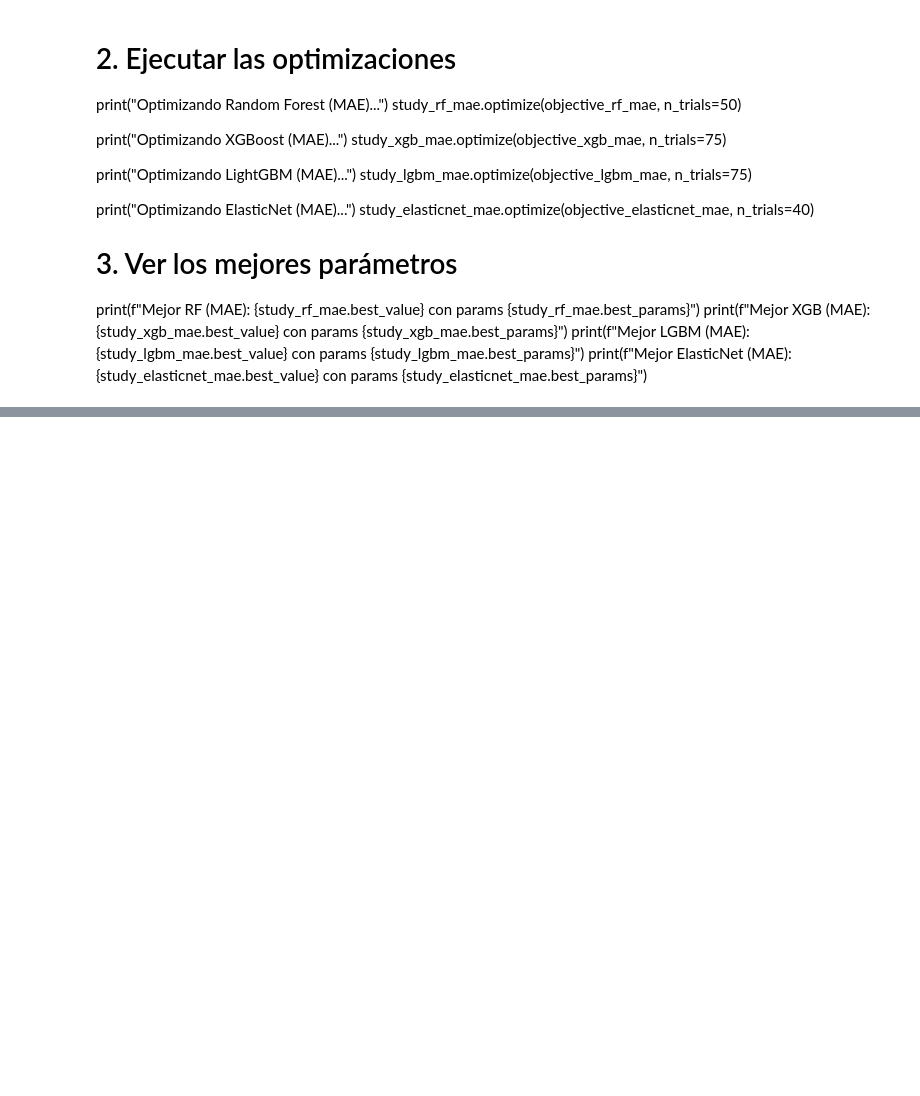
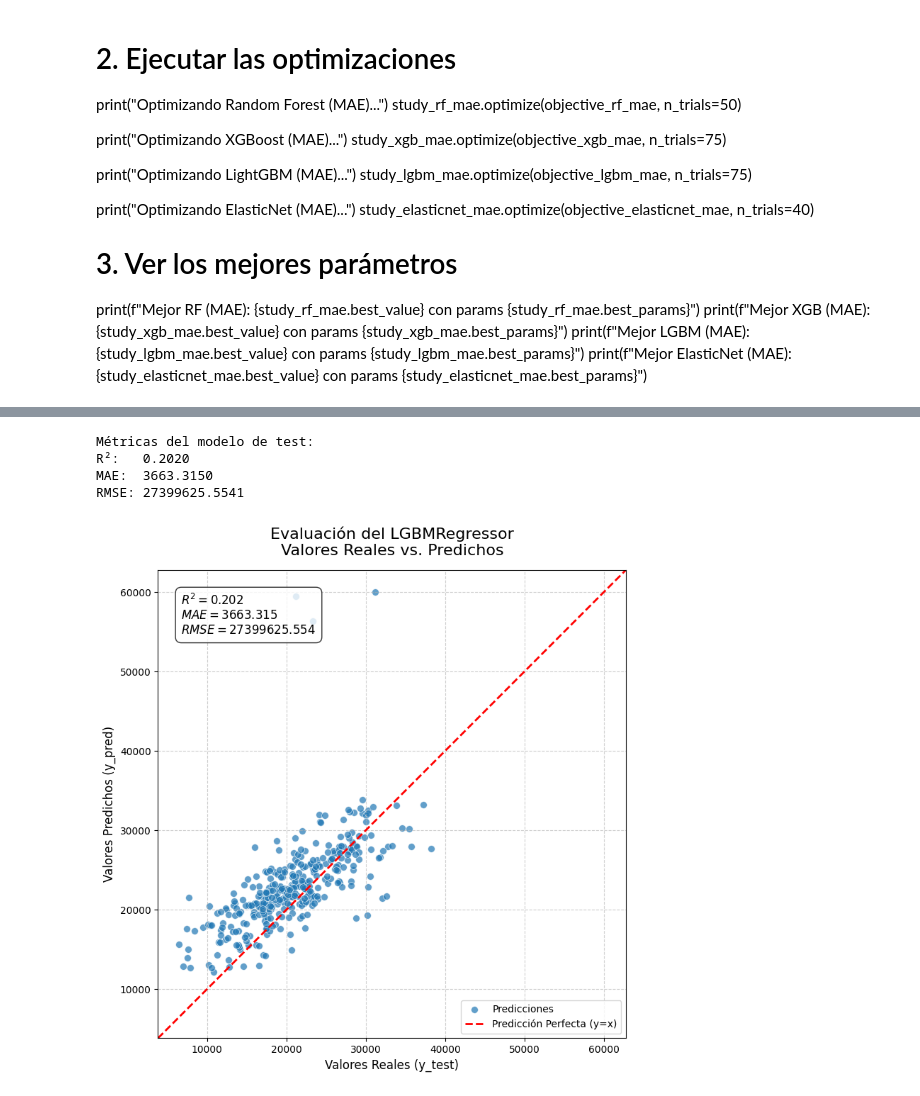
Before and after one commit to DayubMateo/MostoElMostro, a Jupyter notebook: notebooks/modelado.ipynb, the cells around one changed output, grey strips where cells are left out. Saved outputs shown, nothing was run; the diff lists cells and outputs as text; code cells hidden in the pictures; blank space fills up the shorter version.

```diff
--- a/notebooks/modelado.ipynb
+++ b/notebooks/modelado.ipynb
@@ -434,0 +654,63 @@ Resultados de 'LightGBM' guardados en results\experiment_logs.csv
+# %%
+parameters = study_lgbm_mae.best_params
+model = lgb.LGBMRegressor(**parameters)
+model.fit(X_train, y_train)
+y_pred_test = model.predict(X_test)
+
+# --- Mejoras del gráfico ---
+
+# 1. Calcular métricas clave
+mae = mean_absolute_error(y_test, y_pred_test)
+rmse = mean_squared_error(y_test, y_pred_test) # squared=False para obtener RMSE
+r2 = r2_score(y_test, y_pred_test)
+
+print(f"Métricas del modelo de test:")
+print(f"R²:   {r2:.4f}")
+print(f"MAE:  {mae:.4f}")
+print(f"RMSE: {rmse:.4f}")
+
+# 2. Crear la figura
+plt.figure(figsize=(10, 8))
+
+# 3. Crear el scatter plot (con transparencia para ver la densidad)
+ax = sns.scatterplot(x=y_test, y=y_pred_test, alpha=0.7, s=50, label="Predicciones")
+
+# 4. Añadir la línea de predicción perfecta (y=x)
+# Obtenemos los límites de los ejes
+min_val = min(y_test.min(), y_pred_test.min())
+max_val = max(y_test.max(), y_pred_test.max())
+# Añadimos un pequeño margen
+min_val = min_val - (max_val - min_val) * 0.05
+max_val = max_val + (max_val - min_val) * 0.05
+
+ax.plot([min_val, max_val], [min_val, max_val], 'r--', lw=2, label="Predicción Perfecta (y=x)")
+
+# 5. Configuración de etiquetas y título
+ax.set_xlabel("Valores Reales (y_test)", fontsize=12)
+ax.set_ylabel("Valores Predichos (y_pred)", fontsize=12)
+ax.set_title(f"Evaluación del LGBMRegressor\nValores Reales vs. Predichos", fontsize=16, pad=15)
+
+# 6. Forzar aspecto cuadrado para que la línea de 45° se vea correcta
+ax.set_aspect('equal', adjustable='box')
+ax.set_xlim(min_val, max_val)
+ax.set_ylim(min_val, max_val)
+
+# 7. Añadir las métricas como texto dentro del gráfico
+# (usamos ax.transAxes para posicionar el texto en coordenadas relativas)
+text_str = f"$R^2 = {r2:.3f}$\n$MAE = {mae:.3f}$\n$RMSE = {rmse:.3f}$"
+ax.text(0.05, 0.95, text_str, transform=ax.transAxes, fontsize=12,
+        verticalalignment='top', bbox=dict(boxstyle='round,pad=0.5', facecolor='white', alpha=0.8))
+
+# 8. Añadir leyenda y grid
+ax.legend(loc='lower right')
+ax.grid(True, linestyle='--', alpha=0.6)
+
+# 9. Mostrar el gráfico
+plt.tight_layout()
+plt.show()
+# %% [output]
+Métricas del modelo de test:
+R²:   0.2020
+MAE:  3663.3150
+RMSE: 27399625.5541
+[figure, added]
```
Also changed, not shown: parts of 18 cells of this notebook, 2 other files.
